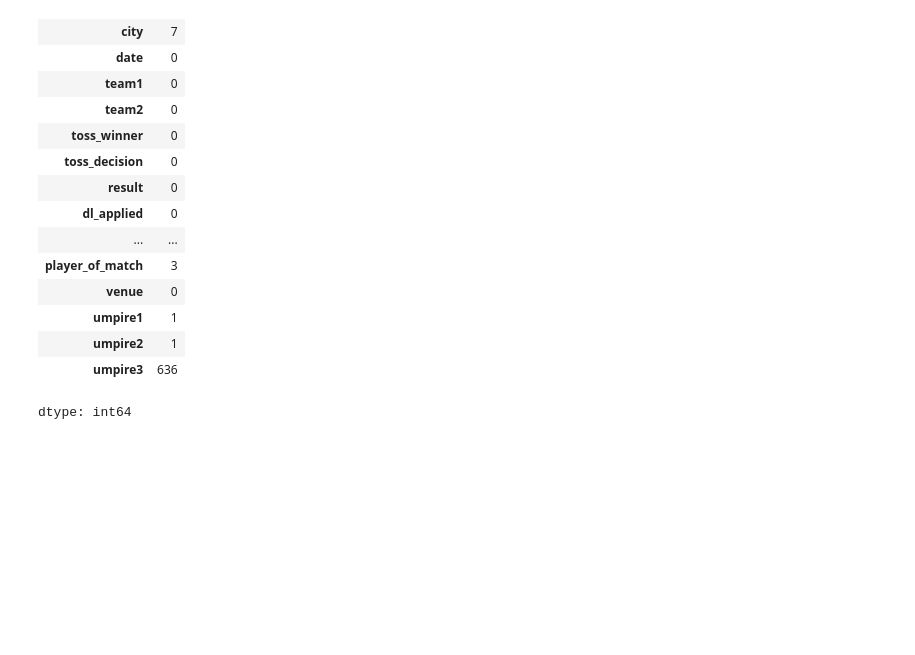
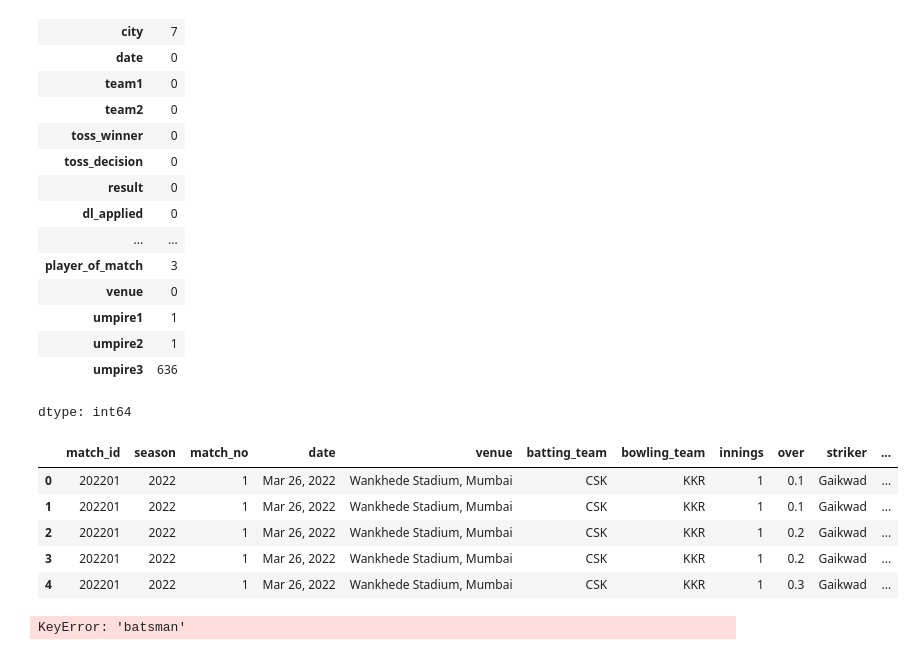
Before and after one commit to kailashchaudhary-p/Data-Science-Learning, a Jupyter notebook: IPL_Analysis.ipynb, the cells around one changed output. Saved outputs shown, nothing was run; the diff lists cells and outputs as text; code cells hidden in the pictures; blank space fills up the shorter version.

```diff
--- a/IPL_Analysis.ipynb
+++ b/IPL_Analysis.ipynb
@@ -21,5 +21,11 @@ import seaborn as sns
 from google.colab import files
 uploaded = files.upload()
 matches = pd.read_csv("matches.csv")
+deliveries = pd.read_csv("ipl_2022_deliveries (1).csv")
+deliveries2= pd.read_csv("ipl_2023_deliveries.csv")
+deliveries3= pd.read_csv("ipl_2023_deliveries.csv")
+deliveries4= pd.read_csv("ipl_2024_deliveries.csv")
+deliveries5= pd.read_csv("ipl_2025_deliveries.csv")
+deliveries6= pd.read_csv("ipl_2026_deliveries.csv")
 # %% [output]
 [interactive output not drawn]
@@ -54,3 +65,12 @@ matches.isnull().sum()
 | umpire2 | 1 |
 | umpire3 | 636 |
 dtype: int64
+# %%
+deliveries.head()
+# %% [output]
+|  | match_id | season | match_no | date | venue | batting_team | bowling_team | innings | over | striker | ... |
+| 0 | 202201 | 2022 | 1 | Mar 26, 2022 | Wankhede Stadium, Mumbai | CSK | KKR | 1 | 0.1 | Gaikwad | ... |
+| 1 | 202201 | 2022 | 1 | Mar 26, 2022 | Wankhede Stadium, Mumbai | CSK | KKR | 1 | 0.1 | Gaikwad | ... |
+| 2 | 202201 | 2022 | 1 | Mar 26, 2022 | Wankhede Stadium, Mumbai | CSK | KKR | 1 | 0.2 | Gaikwad | ... |
+| 3 | 202201 | 2022 | 1 | Mar 26, 2022 | Wankhede Stadium, Mumbai | CSK | KKR | 1 | 0.2 | Gaikwad | ... |
+| 4 | 202201 | 2022 | 1 | Mar 26, 2022 | Wankhede Stadium, Mumbai | CSK | KKR | 1 | 0.3 | Gaikwad | ... |
@@ -56,0 +79,6 @@ dtype: int64
+# %%
+top_batsman = deliveries.groupby('batsman')['batsman_runs'].sum().sort_values(ascending=False).head(10)
+
+print(top_batsman)
+# %% [output]
+KeyError: 'batsman'
```
Also changed, not shown: parts of 2 cells of this notebook.
